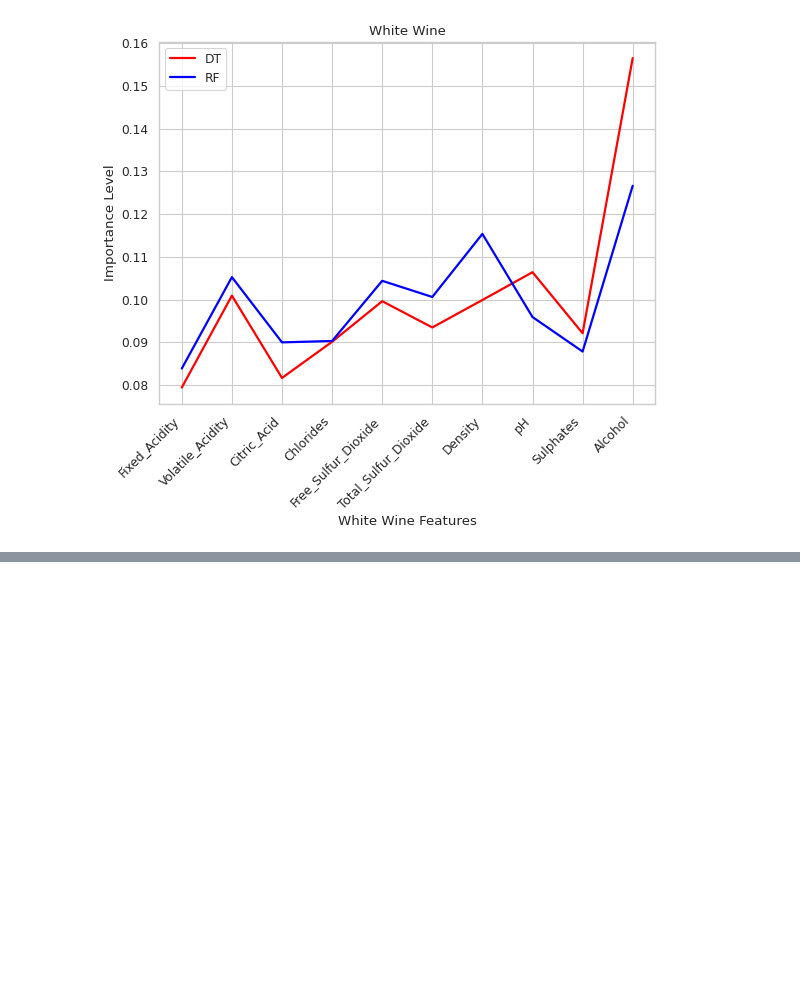
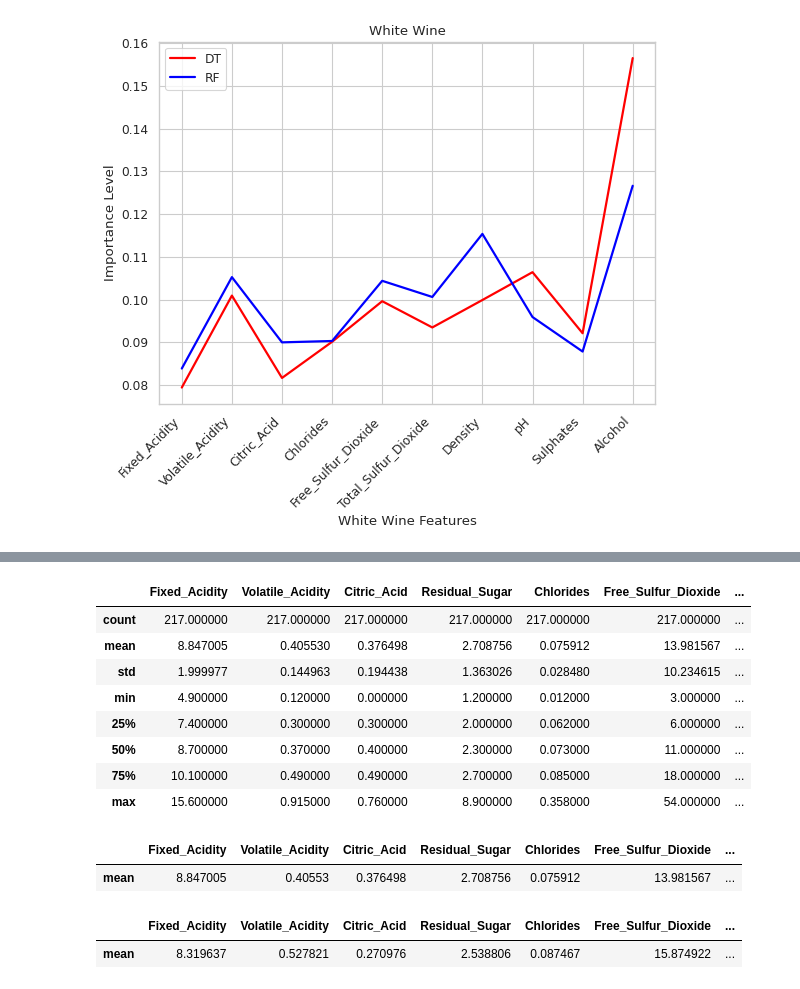
Before and after one commit to timc823/IST347, a Jupyter notebook: Project/Project.ipynb, the cells around one changed output, grey strips where cells are left out. Cells and saved outputs as stored; diff of their text form; code cells hidden in the pictures; blank space fills up the shorter version.

```diff
--- a/Project/Project.ipynb
+++ b/Project/Project.ipynb
@@ -857,0 +858,12 @@ plt.show()
+# %%
+desc_1
+# %% [output]
+|  | Fixed_Acidity | Volatile_Acidity | Citric_Acid | Residual_Sugar | Chlorides | Free_Sulfur_Dioxide | ... |
+| count | 217.000000 | 217.000000 | 217.000000 | 217.000000 | 217.000000 | 217.000000 | ... |
+| mean | 8.847005 | 0.405530 | 0.376498 | 2.708756 | 0.075912 | 13.981567 | ... |
+| std | 1.999977 | 0.144963 | 0.194438 | 1.363026 | 0.028480 | 10.234615 | ... |
+| min | 4.900000 | 0.120000 | 0.000000 | 1.200000 | 0.012000 | 3.000000 | ... |
+| 25% | 7.400000 | 0.300000 | 0.300000 | 2.000000 | 0.062000 | 6.000000 | ... |
+| 50% | 8.700000 | 0.370000 | 0.400000 | 2.300000 | 0.073000 | 11.000000 | ... |
+| 75% | 10.100000 | 0.490000 | 0.490000 | 2.700000 | 0.085000 | 18.000000 | ... |
+| max | 15.600000 | 0.915000 | 0.760000 | 8.900000 | 0.358000 | 54.000000 | ... |
@@ -857,0 +874,5 @@ plt.show()
+# %%
+red_pd_1
+# %% [output]
+|  | Fixed_Acidity | Volatile_Acidity | Citric_Acid | Residual_Sugar | Chlorides | Free_Sulfur_Dioxide | ... |
+| mean | 8.847005 | 0.40553 | 0.376498 | 2.708756 | 0.075912 | 13.981567 | ... |
@@ -857,0 +883,5 @@ plt.show()
+# %%
+red_pd
+# %% [output]
+|  | Fixed_Acidity | Volatile_Acidity | Citric_Acid | Residual_Sugar | Chlorides | Free_Sulfur_Dioxide | ... |
+| mean | 8.319637 | 0.527821 | 0.270976 | 2.538806 | 0.087467 | 15.874922 | ... |
```
Also changed, not shown: parts of 10 cells of this notebook, 1 other file.
